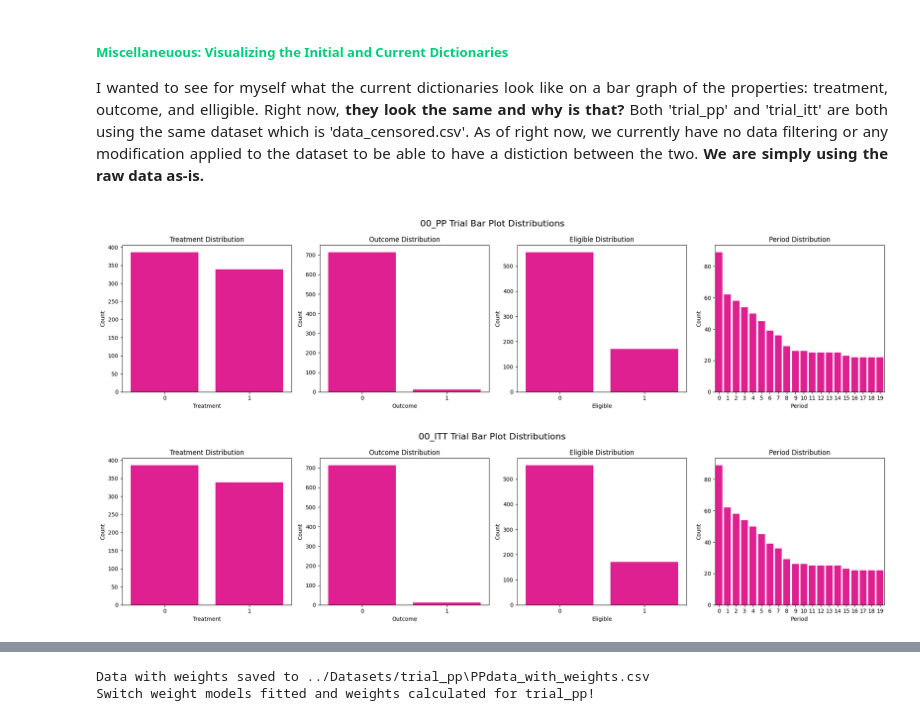
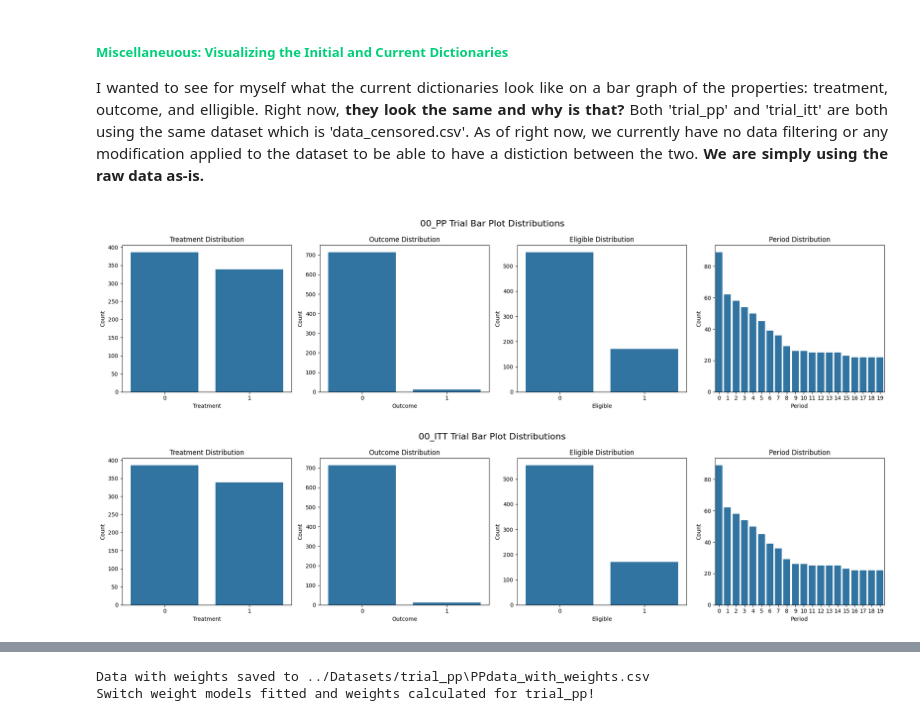
Before and after one commit to Bobberns/Target_Trial_Emulation, a Jupyter notebook: Python Codes/TTE-v1.ipynb, the cells around one changed output, grey strips where cells are left out. Saved outputs shown, nothing was run; the diff lists cells and outputs as text; code cells hidden in the pictures.

Commit message:
update: changed all custom pink to default but pink text headers to orange

```diff
--- a/Python Codes/TTE-v1.ipynb
+++ b/Python Codes/TTE-v1.ipynb
@@ -172,7 +172,7 @@ I wanted to see for myself what the current dictionaries look like on a bar grap
 </div>
 # %%
 # Define the custom color
-custom_pink = (255/255, 0/255, 149/255)  # PINK
+# custom_pink = (255/255, 0/255, 149/255)  # PINK
 # custom_green = (0/255, 207/255, 121/255)  # GREEN (too bright, not good on white bg)
 
 # Function to plot distributions
@@ -182,47 +182,47 @@ def plot_distributions(trial, title, save_dir):
     fig.suptitle(title, fontsize=16)
 
     # Plot treatment distribution
-    sns.countplot(x=trial['treatment'], data=data, ax=axes[0], color=custom_pink)
+    sns.countplot(x=trial['treatment'], data=data, ax=axes[0])
     axes[0].set_title("Treatment Distribution")
     axes[0].set_xlabel("Treatment")
     axes[0].set_ylabel("Count")
 
     # Plot outcome distribution
-    sns.countplot(x=trial['outcome'], data=data, ax=axes[1], color=custom_pink)
+    sns.countplot(x=trial['outcome'], data=data, ax=axes[1])
     axes[1].set_title("Outcome Distribution")
     axes[1].set_xlabel("Outcome")
     axes[1].set_ylabel("Count")
 
     # Plot eligible distribution
-    sns.countplot(x=trial['eligible'], data=data, ax=axes[2], color=custom_pink)
+    sns.countplot(x=trial['eligible'], data=data, ax=axes[2])
     axes[2].set_title("Eligible Distribution")
     axes[2].set_xlabel("Eligible")
     axes[2].set_ylabel("Count")
 
     # Plot period distribution
-    sns.countplot(x=trial['period'], data=data, ax=axes[3], color=custom_pink)
+    sns.countplot(x=trial['period'], data=data, ax=axes[3])
     axes[3].set_title("Period Distribution")
     axes[3].set_xlabel("Period")
     axes[3].set_ylabel("Count")
 
     plt.tight_layout()
 
     # Save the figure
     if not os.path.exists(save_dir):
         os.makedirs(save_dir)  # Create the directory if it doesn't exist
     save_path = os.path.join(save_dir, f"{title.replace(' ', '_')}.png")
     plt.savefig(save_path, bbox_inches='tight')  # Save the plot
 
     plt.show()
 
 # Visualize Per-Protocol (PP) Trial
 plot_distributions(trial_pp, "00_PP Trial Bar Plot Distributions", "../Datasets/trial_pp")
 
 # Visualize Intention-to-Treat (ITT) Trial
 plot_distributions(trial_itt, "00_ITT Trial Bar Plot Distributions", "../Datasets/trial_itt")
 # %% [output]
-[figure, old version]
+[figure, new version]
-[figure, old version]
+[figure, new version]
 # %% [markdown]
 <div align="justify">
 
```
Also changed, not shown: parts of 8 cells of this notebook, 4 other files.
